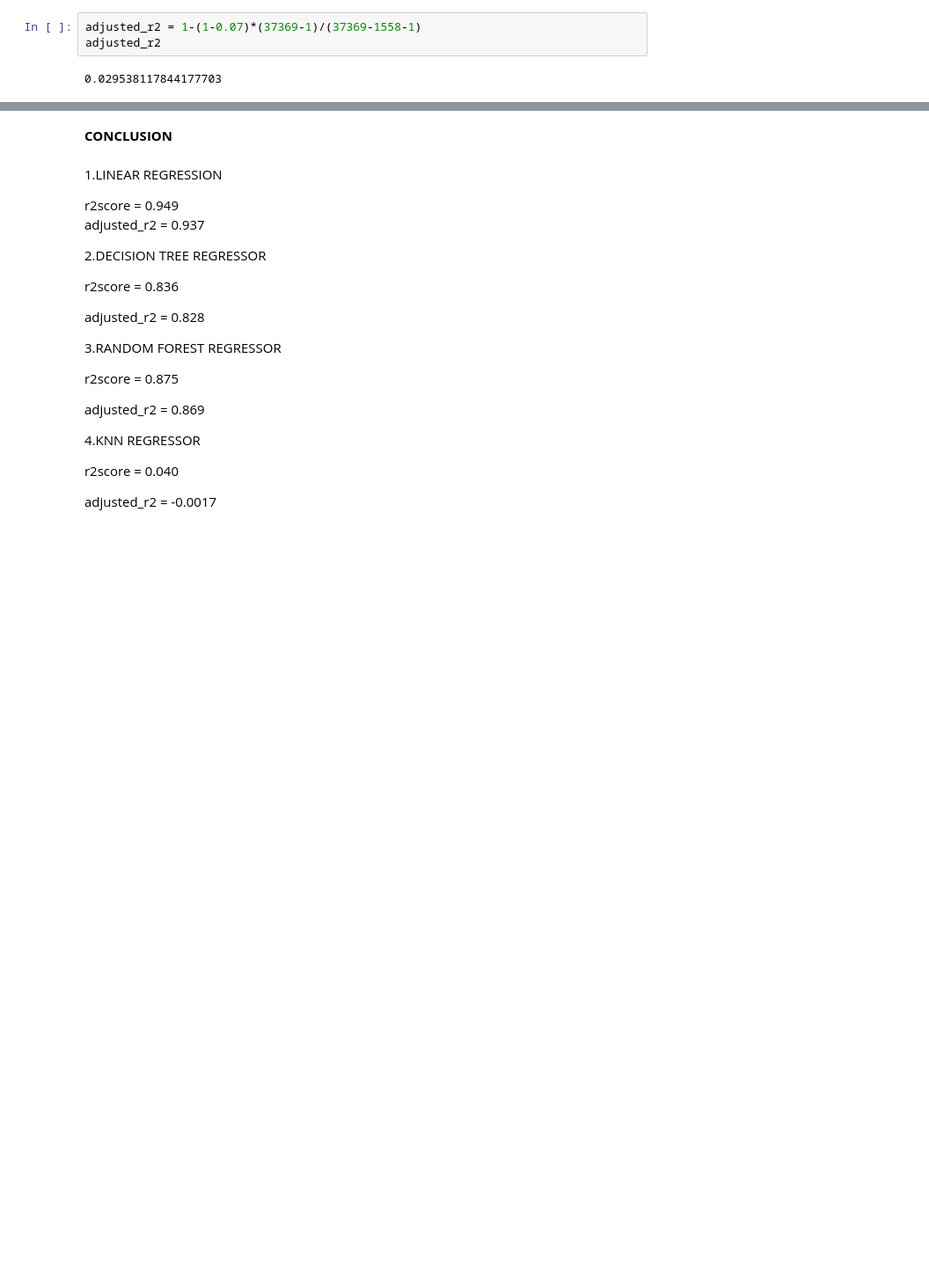
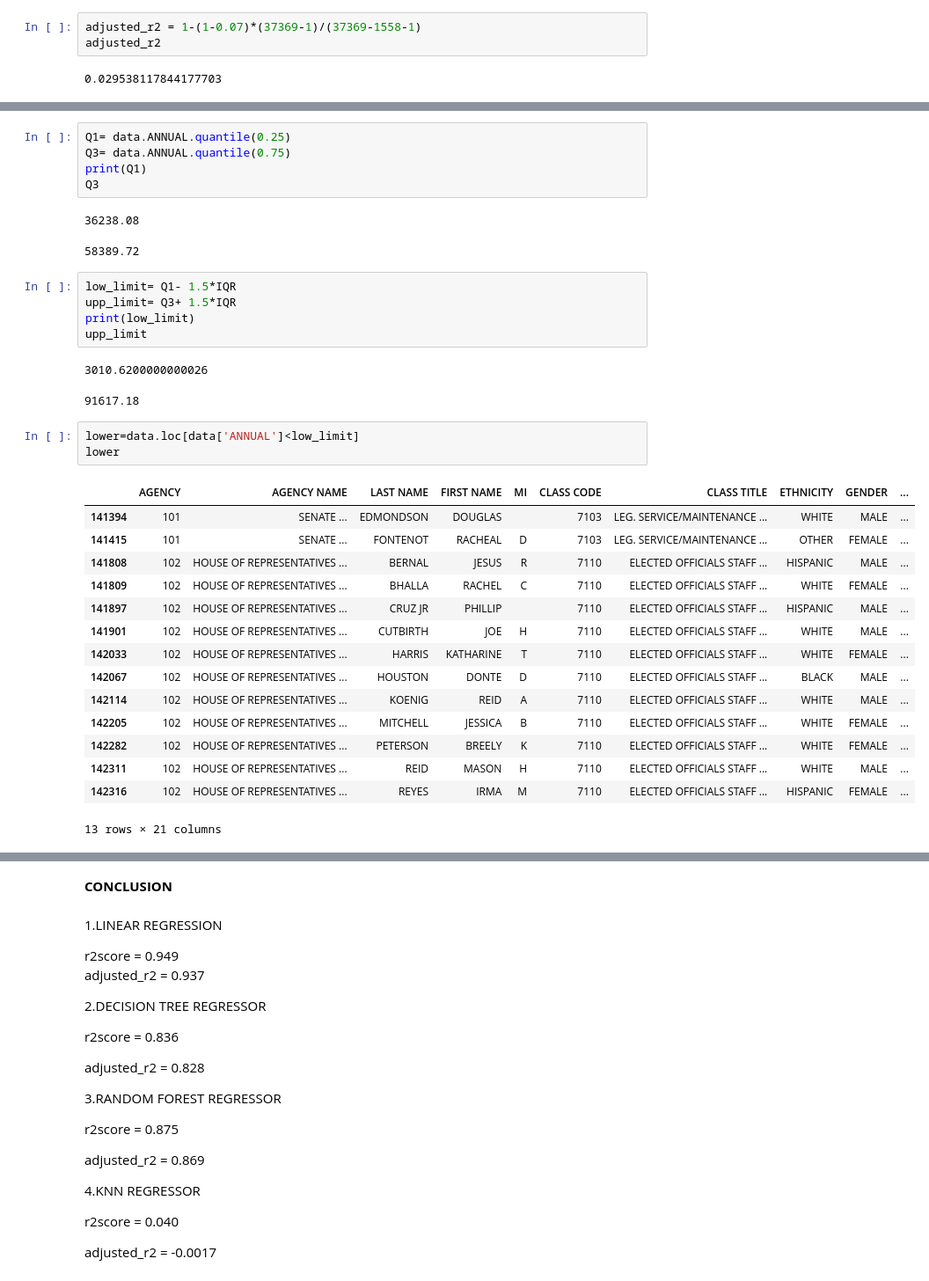
Before and after one commit to Navin7899/Texas-salary-prediction, a Jupyter notebook: Texas_Salary.ipynb, the cells around one changed output, grey strips where cells are left out. Shown at 88% size. Saved outputs shown, nothing was run; the diff lists cells and outputs as text; blank space fills up the shorter version.

```diff
--- a/Texas_Salary.ipynb
+++ b/Texas_Salary.ipynb
@@ -713,0 +734,35 @@ adjusted_r2
+# %%
+Q1= data.ANNUAL.quantile(0.25)
+Q3= data.ANNUAL.quantile(0.75)
+print(Q1)
+Q3
+# %% [output]
+36238.08
+58389.72
+# %%
+low_limit= Q1- 1.5*IQR
+upp_limit= Q3+ 1.5*IQR
+print(low_limit)
+upp_limit
+# %% [output]
+3010.6200000000026
+91617.18
+# %%
+lower=data.loc[data['ANNUAL']<low_limit]
+lower
+# %% [output]
+|  | AGENCY | AGENCY NAME | LAST NAME | FIRST NAME | MI | CLASS CODE | CLASS TITLE | ETHNICITY | GENDER | ... |
+| 141394 | 101 | SENATE ... | EDMONDSON | DOUGLAS |  | 7103 | LEG. SERVICE/MAINTENANCE ... | WHITE | MALE | ... |
+| 141415 | 101 | SENATE ... | FONTENOT | RACHEAL | D | 7103 | LEG. SERVICE/MAINTENANCE ... | OTHER | FEMALE | ... |
+| 141808 | 102 | HOUSE OF REPRESENTATIVES ... | BERNAL | JESUS | R | 7110 | ELECTED OFFICIALS STAFF ... | HISPANIC | MALE | ... |
+| 141809 | 102 | HOUSE OF REPRESENTATIVES ... | BHALLA | RACHEL | C | 7110 | ELECTED OFFICIALS STAFF ... | WHITE | FEMALE | ... |
+| 141897 | 102 | HOUSE OF REPRESENTATIVES ... | CRUZ JR | PHILLIP |  | 7110 | ELECTED OFFICIALS STAFF ... | HISPANIC | MALE | ... |
+| 141901 | 102 | HOUSE OF REPRESENTATIVES ... | CUTBIRTH | JOE | H | 7110 | ELECTED OFFICIALS STAFF ... | WHITE | MALE | ... |
+| 142033 | 102 | HOUSE OF REPRESENTATIVES ... | HARRIS | KATHARINE | T | 7110 | ELECTED OFFICIALS STAFF ... | WHITE | FEMALE | ... |
+| 142067 | 102 | HOUSE OF REPRESENTATIVES ... | HOUSTON | DONTE | D | 7110 | ELECTED OFFICIALS STAFF ... | BLACK | MALE | ... |
+| 142114 | 102 | HOUSE OF REPRESENTATIVES ... | KOENIG | REID | A | 7110 | ELECTED OFFICIALS STAFF ... | WHITE | MALE | ... |
+| 142205 | 102 | HOUSE OF REPRESENTATIVES ... | MITCHELL | JESSICA | B | 7110 | ELECTED OFFICIALS STAFF ... | WHITE | FEMALE | ... |
+| 142282 | 102 | HOUSE OF REPRESENTATIVES ... | PETERSON | BREELY | K | 7110 | ELECTED OFFICIALS STAFF ... | WHITE | FEMALE | ... |
+| 142311 | 102 | HOUSE OF REPRESENTATIVES ... | REID | MASON | H | 7110 | ELECTED OFFICIALS STAFF ... | WHITE | MALE | ... |
+| 142316 | 102 | HOUSE OF REPRESENTATIVES ... | REYES | IRMA | M | 7110 | ELECTED OFFICIALS STAFF ... | HISPANIC | FEMALE | ... |
+13 rows × 21 columns
```
Also changed, not shown: parts of 23 cells of this notebook.
